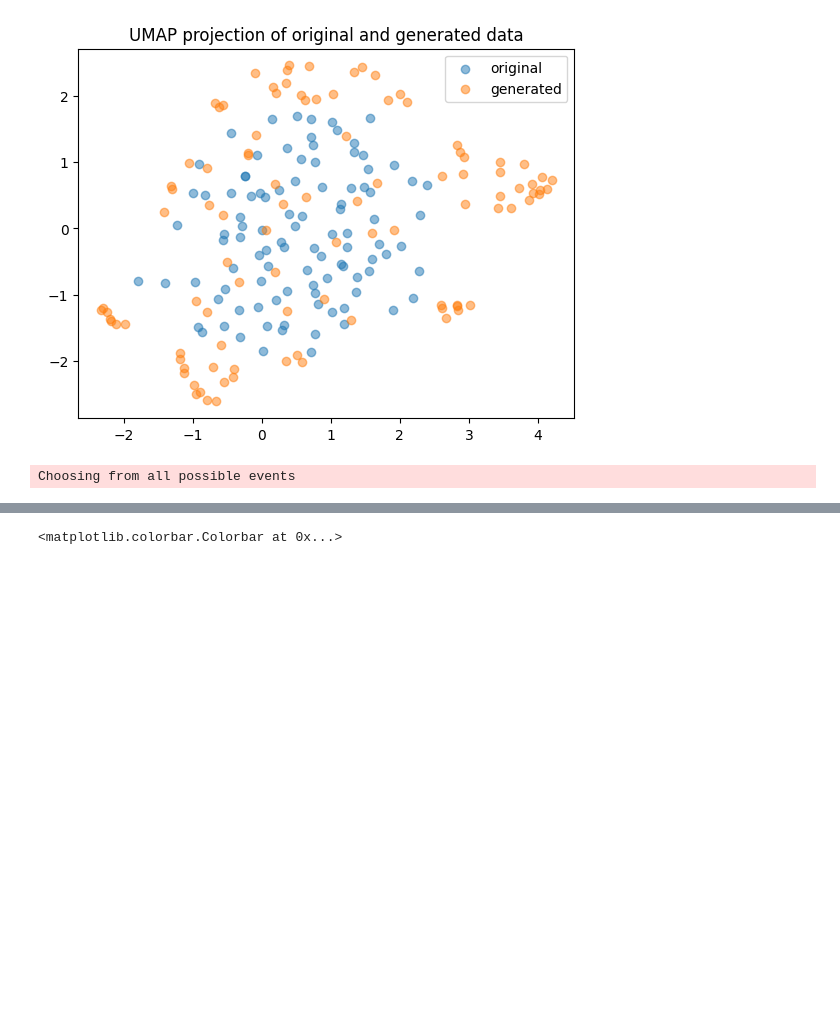
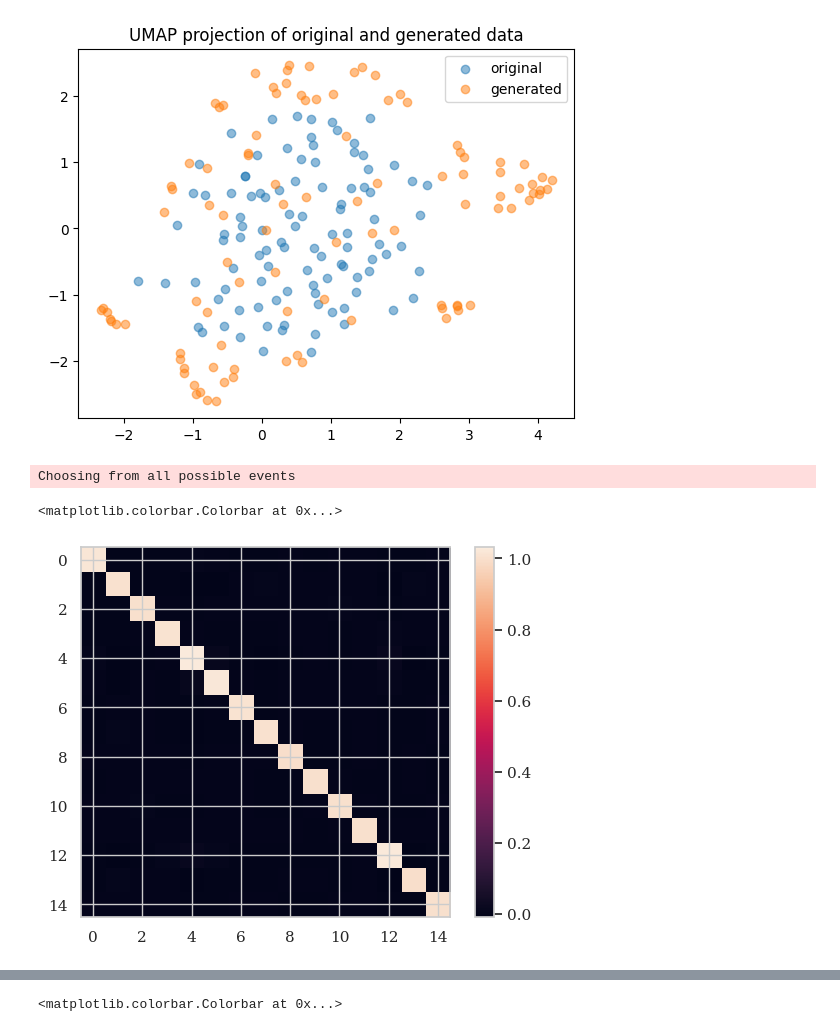
Before and after one commit to thibaultdesurrel/Wrapped_Flow_Matching_SPD, a Jupyter notebook: notebooks/test_tSNE.ipynb, the cells around one changed output, grey strips where cells are left out. Saved outputs shown, nothing was run; the diff lists cells and outputs as text; code cells hidden in the pictures; blank space fills up the shorter version.

```diff
--- a/notebooks/test_tSNE.ipynb
+++ b/notebooks/test_tSNE.ipynb
@@ -16,7 +16,7 @@ import umap
 from pyriemann.utils.tangentspace import upper
 import matplotlib.pyplot as plt
 # %%
-model, cfg = load_model("/home/lamsade/tdesurreldesaintjulien/SPD_WFM_2/runner/logs/BNCI2014002_diffeocfm/2026-03-23_15-56-39/checkpoints/epoch_3039.ckpt")
+model, cfg = load_model("../runner/logs/BNCI2014002_diffeocfm/group_0/2026-03-23_17-38-12/checkpoints/epoch_3039.ckpt")
 # %%
 dim = model.dim
 device = next(model.parameters()).device
@@ -90,6 +90,7 @@ plt.title("UMAP projection of original and generated data")
 Text(0.5, 1.0, 'UMAP projection of original and generated data')
 [figure]
 # %%
+cfg.datamodule["recenter"] = True
 datamodule = hydra.utils.instantiate(cfg.datamodule)
 datamodule.setup()
 # %% [output]
@@ -99,3 +100,9 @@ x_train = datamodule.train_ds.tensors[0].numpy()
 y_train = datamodule.train_ds.tensors[1].numpy()
 x_val = datamodule.val_ds.tensors[0].numpy()
 y_val = datamodule.val_ds.tensors[1].numpy()
+# %%
+plt.imshow(datamodule.class_means[0])
+plt.colorbar()
+# %% [output]
+<matplotlib.colorbar.Colorbar at 0x...>
+[figure, added]
```
Also changed, not shown: parts of 3 cells of this notebook, 10 other files.
